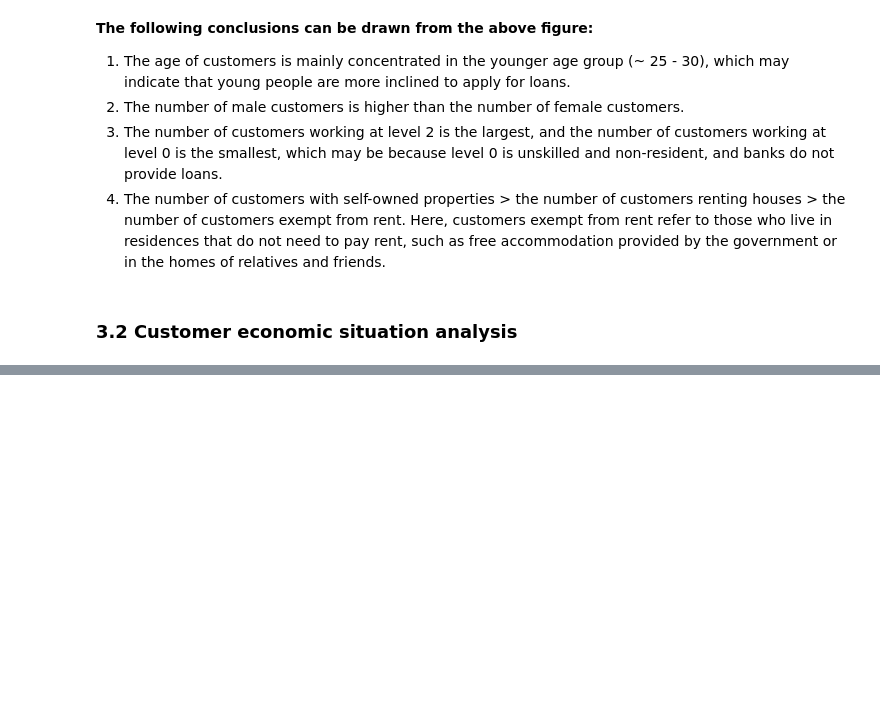
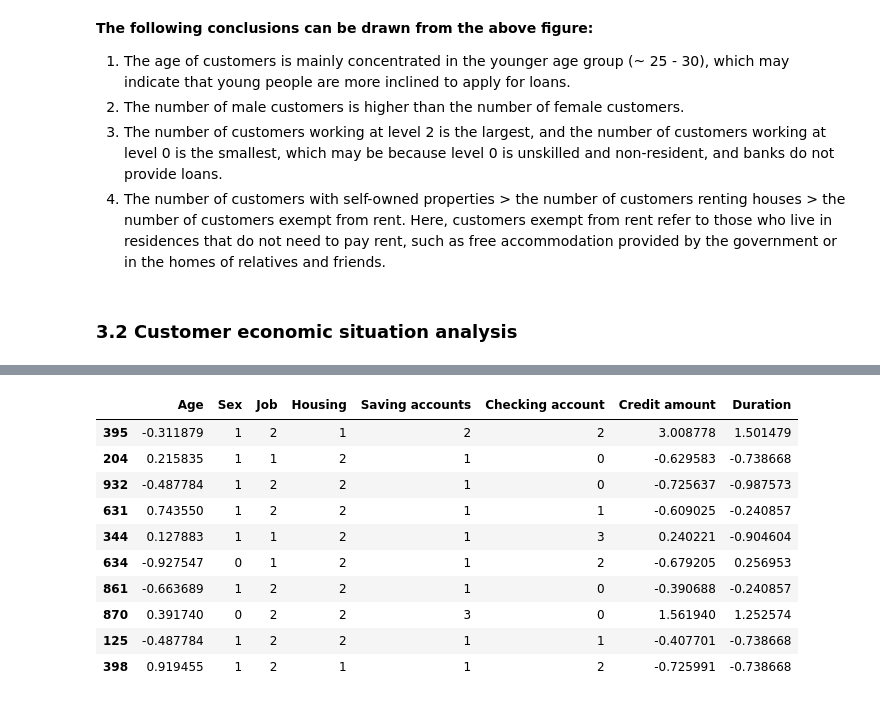
Before and after one commit to dataelvisliang/german_credit_risk, a Jupyter notebook: German_Credit_Risk.ipynb, the cells around one changed output, grey strips where cells are left out. Saved outputs shown, nothing was run; the diff lists cells and outputs as text; code cells hidden in the pictures; blank space fills up the shorter version.

```diff
--- a/German_Credit_Risk.ipynb
+++ b/German_Credit_Risk.ipynb
@@ -230,0 +336,46 @@ Passing `palette` without assigning `hue` is deprecated and will be removed in v
+# %%
+# Select features
+features = ['Age', 'Sex', 'Job', 'Housing', 'Saving accounts', 'Checking account', 'Credit amount', 'Duration']
+new_data = data[features].copy()
+
+# Encode categorical features
+new_data['Sex'] = new_data['Sex'].map({
+    'female': 0,
+    'male': 1})
+
+new_data['Housing'] = new_data['Housing'].map({
+    'free': 0,
+    'rent': 1,
+    'own': 2})
+
+new_data['Saving accounts'] = new_data['Saving accounts'].map({
+    'unknown': 0,
+    'little': 1,
+    'moderate': 2,
+    'quite rich': 3,
+    'rich': 4})
+
+new_data['Checking account'] = new_data['Checking account'].map({
+    'unknown': 0,
+    'little': 1,
+    'moderate': 2,
+    'rich': 3})
+
+# Normalize numerical features
+scaler = StandardScaler()
+num_features = ['Age', 'Credit amount', 'Duration']
+new_data[num_features] = scaler.fit_transform(new_data[num_features])
+
+new_data.sample(10)
+# %% [output]
+|  | Age | Sex | Job | Housing | Saving accounts | Checking account | Credit amount | Duration |
+| 395 | -0.311879 | 1 | 2 | 1 | 2 | 2 | 3.008778 | 1.501479 |
+| 204 | 0.215835 | 1 | 1 | 2 | 1 | 0 | -0.629583 | -0.738668 |
+| 932 | -0.487784 | 1 | 2 | 2 | 1 | 0 | -0.725637 | -0.987573 |
+| 631 | 0.743550 | 1 | 2 | 2 | 1 | 1 | -0.609025 | -0.240857 |
+| 344 | 0.127883 | 1 | 1 | 2 | 1 | 3 | 0.240221 | -0.904604 |
+| 634 | -0.927547 | 0 | 1 | 2 | 1 | 2 | -0.679205 | 0.256953 |
+| 861 | -0.663689 | 1 | 2 | 2 | 1 | 0 | -0.390688 | -0.240857 |
+| 870 | 0.391740 | 0 | 2 | 2 | 3 | 0 | 1.561940 | 1.252574 |
+| 125 | -0.487784 | 1 | 2 | 2 | 1 | 1 | -0.407701 | -0.738668 |
+| 398 | 0.919455 | 1 | 2 | 1 | 1 | 2 | -0.725991 | -0.738668 |
```
Also changed, not shown: parts of 9 cells of this notebook.
